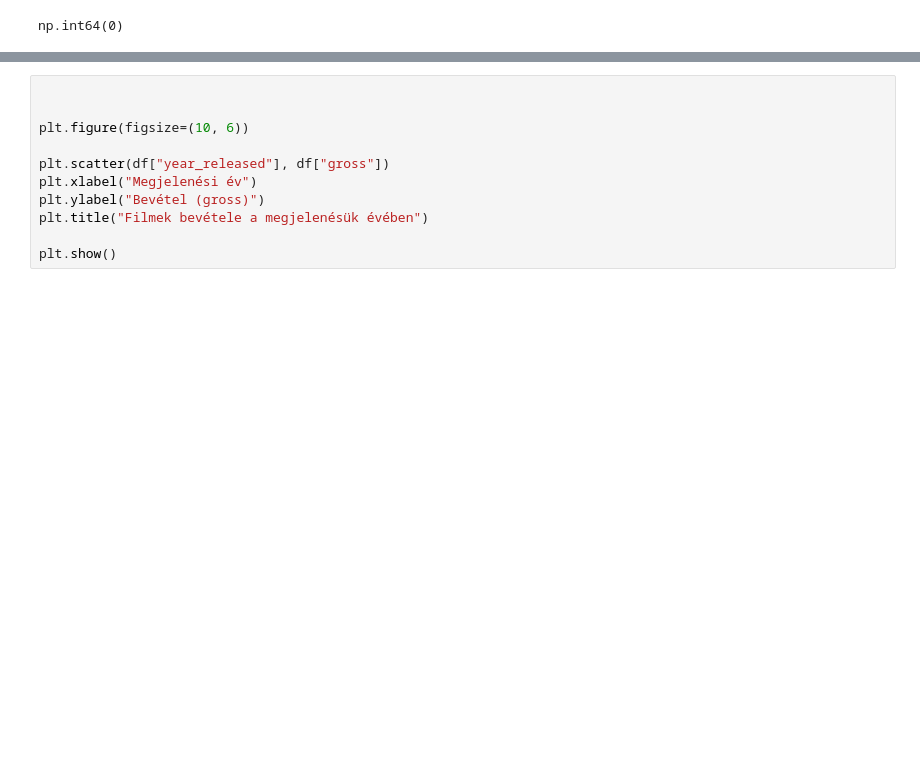
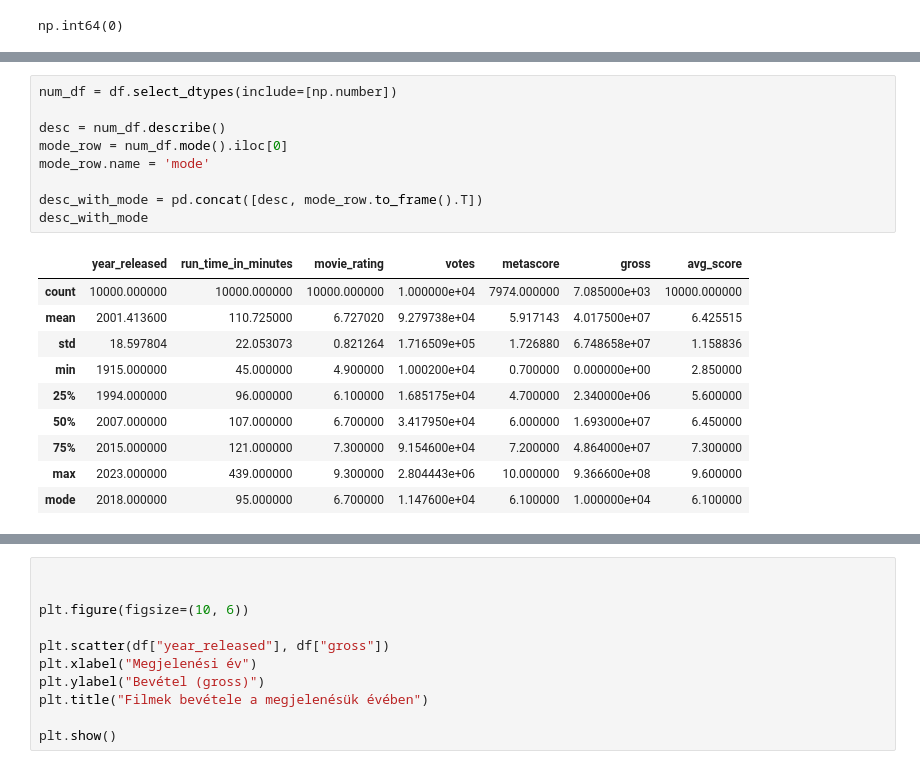
Before and after one commit to gutbrot/dataS, a Jupyter notebook: hw/EDA.ipynb, the cells around one changed output, grey strips where cells are left out. Saved outputs shown, nothing was run; the diff lists cells and outputs as text; blank space fills up the shorter version.

```diff
--- a/hw/EDA.ipynb
+++ b/hw/EDA.ipynb
@@ -134,0 +181,20 @@ Filmek megjelenéseinek darabszáma az évek során
+# %%
+num_df = df.select_dtypes(include=[np.number])
+
+desc = num_df.describe()
+mode_row = num_df.mode().iloc[0]
+mode_row.name = 'mode'
+
+desc_with_mode = pd.concat([desc, mode_row.to_frame().T])
+desc_with_mode
+# %% [output]
+|  | year_released | run_time_in_minutes | movie_rating | votes | metascore | gross | avg_score |
+| count | 10000.000000 | 10000.000000 | 10000.000000 | 1.000000e+04 | 7974.000000 | 7.085000e+03 | 10000.000000 |
+| mean | 2001.413600 | 110.725000 | 6.727020 | 9.279738e+04 | 5.917143 | 4.017500e+07 | 6.425515 |
+| std | 18.597804 | 22.053073 | 0.821264 | 1.716509e+05 | 1.726880 | 6.748658e+07 | 1.158836 |
+| min | 1915.000000 | 45.000000 | 4.900000 | 1.000200e+04 | 0.700000 | 0.000000e+00 | 2.850000 |
+| 25% | 1994.000000 | 96.000000 | 6.100000 | 1.685175e+04 | 4.700000 | 2.340000e+06 | 5.600000 |
+| 50% | 2007.000000 | 107.000000 | 6.700000 | 3.417950e+04 | 6.000000 | 1.693000e+07 | 6.450000 |
+| 75% | 2015.000000 | 121.000000 | 7.300000 | 9.154600e+04 | 7.200000 | 4.864000e+07 | 7.300000 |
+| max | 2023.000000 | 439.000000 | 9.300000 | 2.804443e+06 | 10.000000 | 9.366600e+08 | 9.600000 |
+| mode | 2018.000000 | 95.000000 | 6.700000 | 1.147600e+04 | 6.100000 | 1.000000e+04 | 6.100000 |
```
Also changed, not shown: parts of 52 cells of this notebook, 1 other file.
